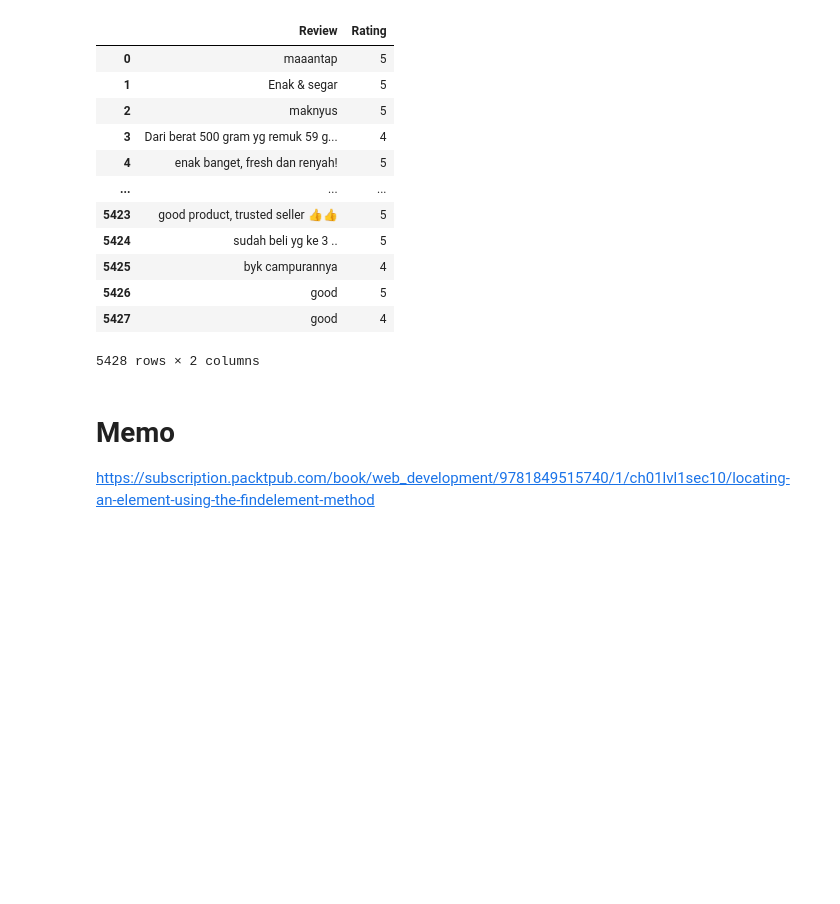
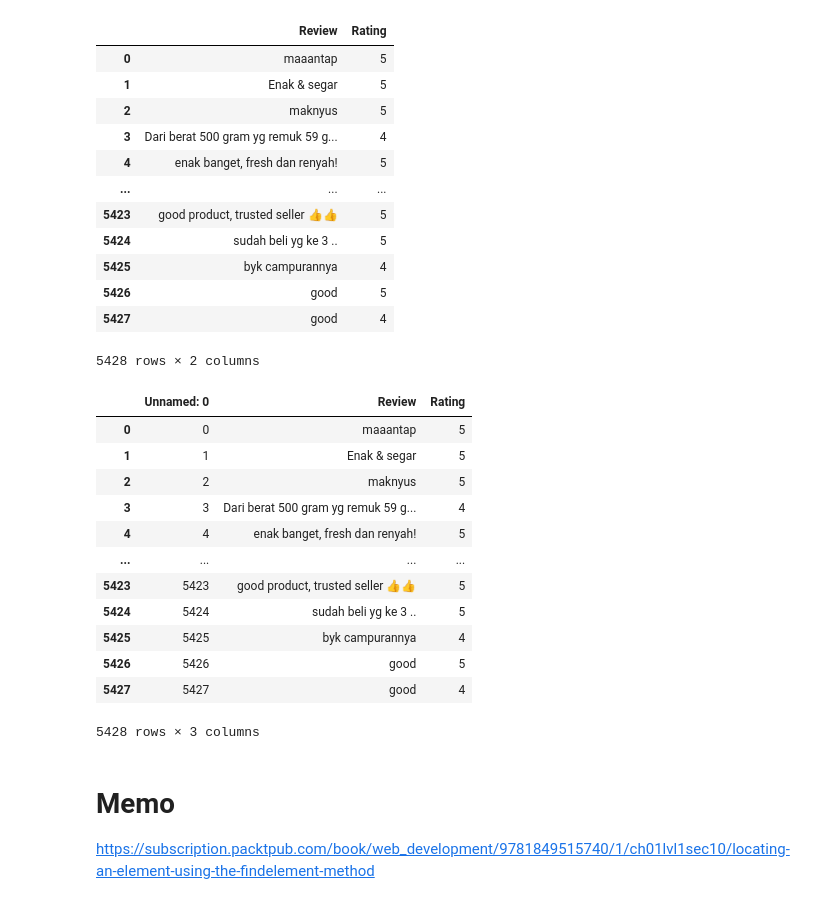
Before and after one commit to H4rfu1/ML-project-TokoLitik-tim-Undagi, a Jupyter notebook: Response/CrawlToped.ipynb, the cells around one changed output. Saved outputs shown, nothing was run; the diff lists cells and outputs as text; code cells hidden in the pictures; blank space fills up the shorter version.

Commit message:
Testing with upload csv dataset convert into dataframe

```diff
--- a/Response/CrawlToped.ipynb
+++ b/Response/CrawlToped.ipynb
@@ -953,6 +953,23 @@ df
 | 5426 | good | 5 |
 | 5427 | good | 4 |
 5428 rows × 2 columns
+# %%
+datasets = pd.read_csv('/content/dataset_review_tokped.csv')
+datasets
+# %% [output]
+|  | Unnamed: 0 | Review | Rating |
+| 0 | 0 | maaantap | 5 |
+| 1 | 1 | Enak & segar | 5 |
+| 2 | 2 | maknyus | 5 |
+| 3 | 3 | Dari berat 500 gram yg remuk 59 g... | 4 |
+| 4 | 4 | enak banget, fresh dan renyah! | 5 |
+| ... | ... | ... | ... |
+| 5423 | 5423 | good product, trusted seller 👍👍 | 5 |
+| 5424 | 5424 | sudah beli yg ke 3 .. | 5 |
+| 5425 | 5425 | byk campurannya | 4 |
+| 5426 | 5426 | good | 5 |
+| 5427 | 5427 | good | 4 |
+5428 rows × 3 columns
 # %% [markdown]
 # Memo
 https://subscription.packtpub.com/book/web_development/9781849515740/1/ch01lvl1sec10/locating-an-element-using-the-findelement-method
```
